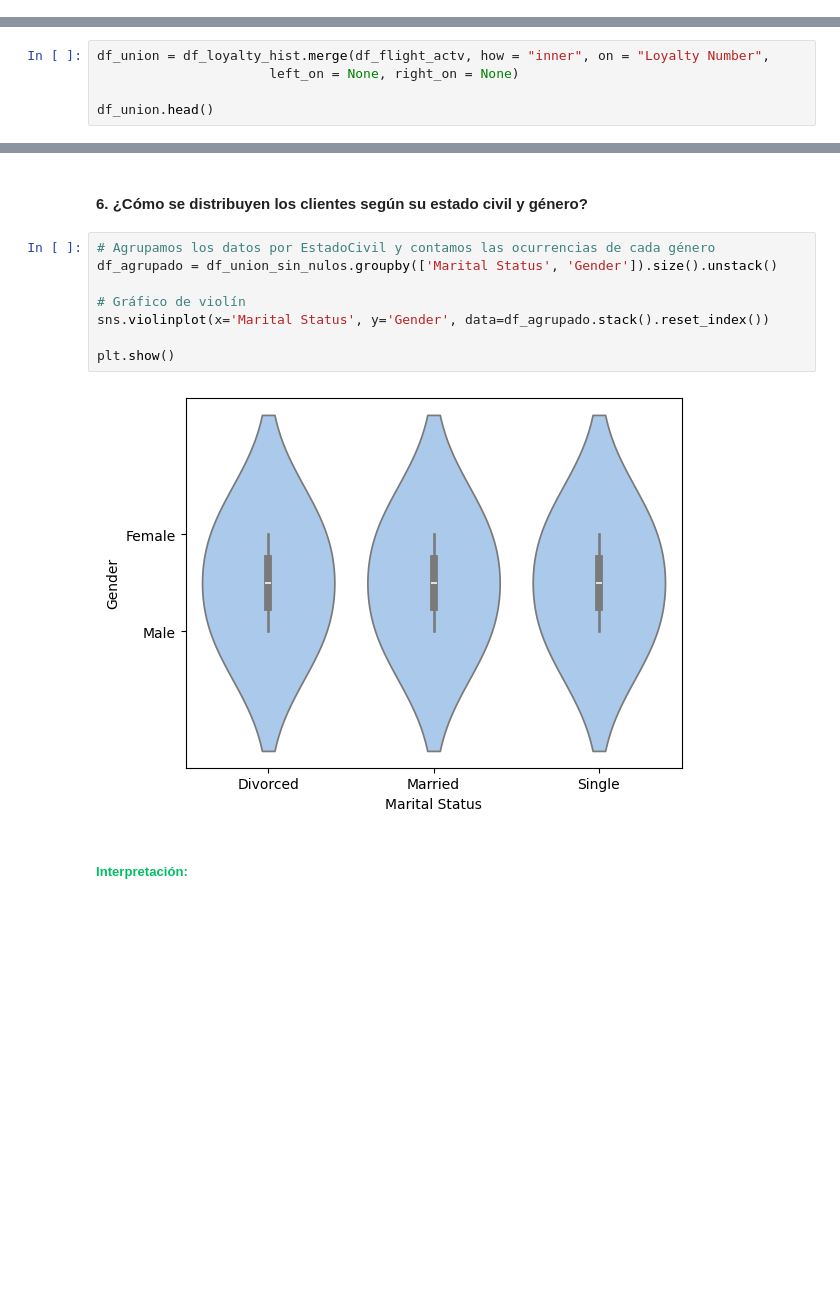
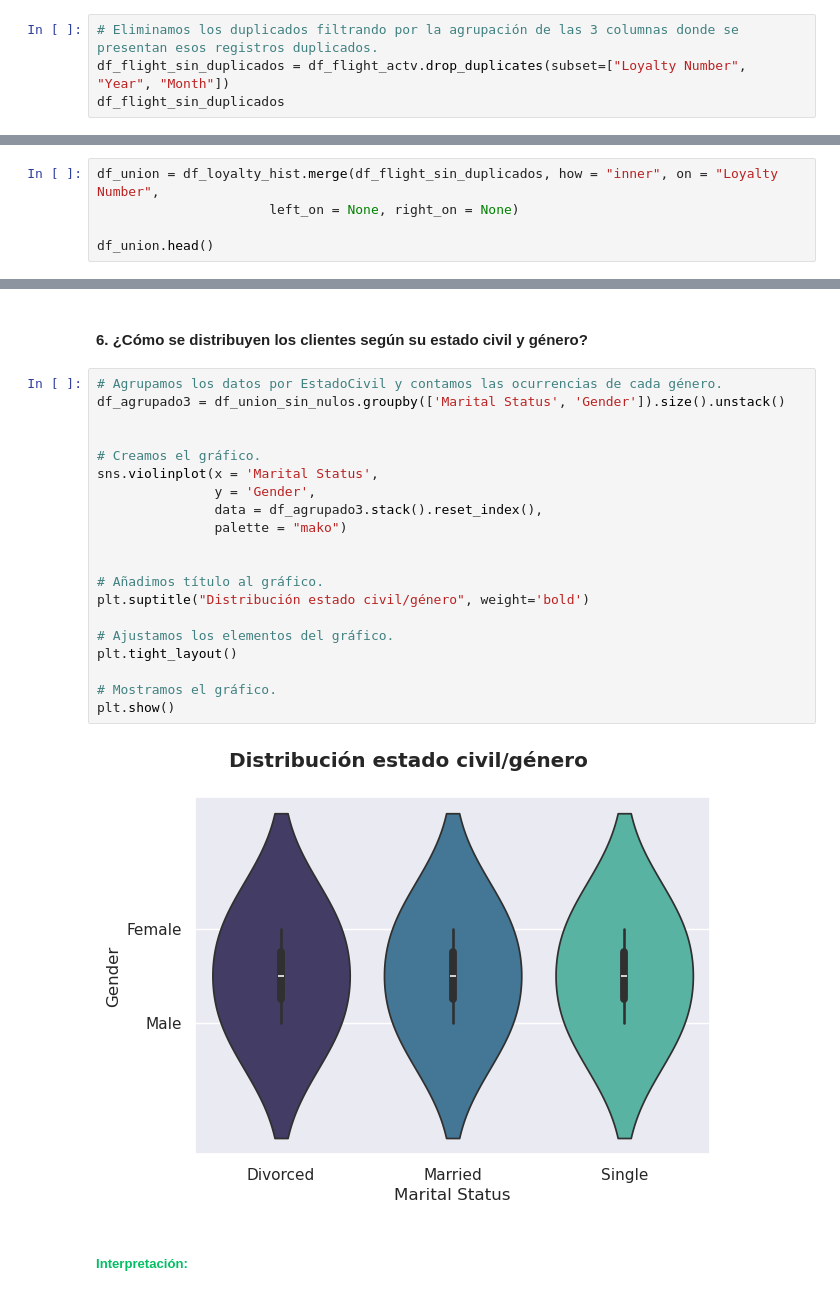
Before and after one commit to Adalab/bda-modulo-3-evaluacion-final-elenacrami, a Jupyter notebook: soluciones_examen_mod3.ipynb, the cells around one changed output, grey strips where cells are left out. Saved outputs shown, nothing was run; the diff lists cells and outputs as text; blank space fills up the shorter version.

```diff
--- a/soluciones_examen_mod3.ipynb
+++ b/soluciones_examen_mod3.ipynb
@@ -590,0 +516,4 @@ df_flight_actv
+# %%
+# Eliminamos los duplicados filtrando por la agrupación de las 3 columnas donde se presentan esos registros duplicados.
+df_flight_sin_duplicados = df_flight_actv.drop_duplicates(subset=["Loyalty Number", "Year", "Month"])
+df_flight_sin_duplicados
@@ -628,7 +641,7 @@ Length: 13, dtype: Int64
 # %% [markdown]
 ##### **<span style="color:#FFA500">Unión DataFrames</span>**
 # %%
-df_union = df_loyalty_hist.merge(df_flight_actv, how = "inner", on = "Loyalty Number",
+df_union = df_loyalty_hist.merge(df_flight_sin_duplicados, how = "inner", on = "Loyalty Number",
                       left_on = None, right_on = None)
 
 df_union.head()
@@ -878,15 +1014,27 @@ La tarjeta *Nova*  es escogida por los clientes un 33.9%, indicando una diferenc
 # %% [markdown]
 #### **6. <span>¿Cómo se distribuyen los clientes según su estado civil y género?</span>**
 # %%
-# Agrupamos los datos por EstadoCivil y contamos las ocurrencias de cada género
-df_agrupado = df_union_sin_nulos.groupby(['Marital Status', 'Gender']).size().unstack()
+# Agrupamos los datos por EstadoCivil y contamos las ocurrencias de cada género.
+df_agrupado3 = df_union_sin_nulos.groupby(['Marital Status', 'Gender']).size().unstack()
 
-# Gráfico de violín
-sns.violinplot(x='Marital Status', y='Gender', data=df_agrupado.stack().reset_index())
 
+# Creamos el gráfico.
+sns.violinplot(x = 'Marital Status',
+               y = 'Gender',
+               data = df_agrupado3.stack().reset_index(),
+               palette = "mako")
+
+
+# Añadimos título al gráfico.
+plt.suptitle("Distribución estado civil/género", weight='bold')
+
+# Ajustamos los elementos del gráfico.
+plt.tight_layout()
+
+# Mostramos el gráfico.
 plt.show()
 # %% [output]
-[figure, old version]
+[figure, new version]
 # %% [markdown]
 ##### **<span style="color:#00bf63">Interpretación:</span>**
 # %% [markdown]
```
Also changed, not shown: parts of 72 cells of this notebook.
